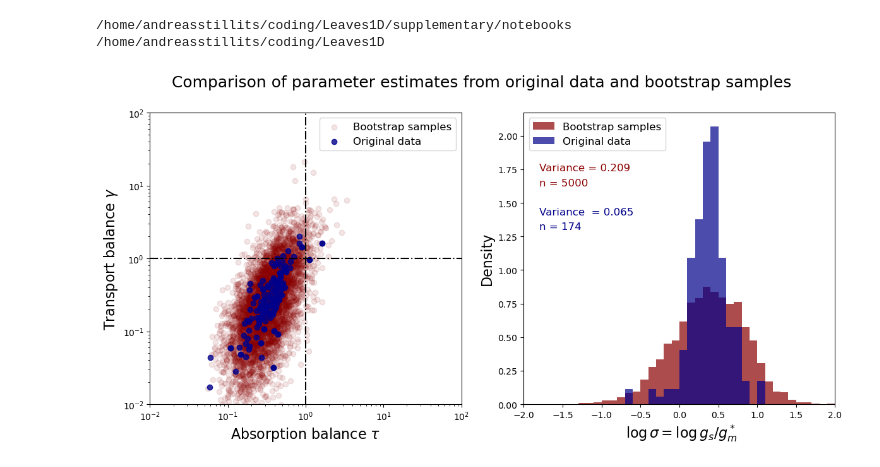
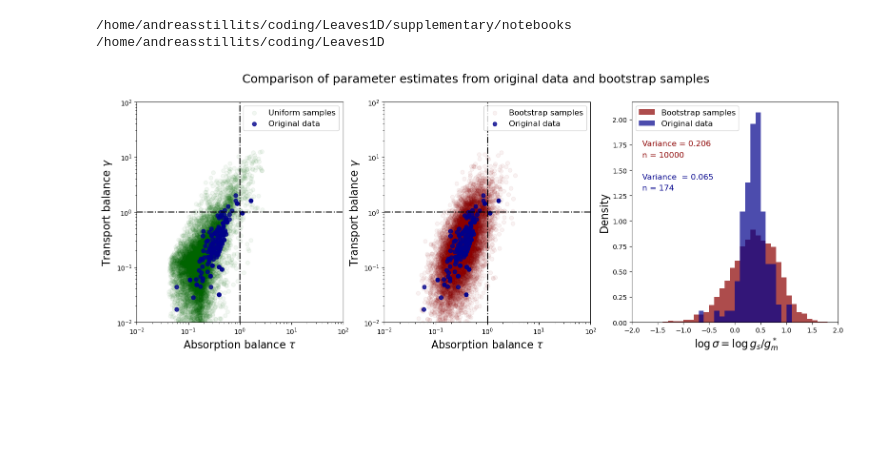
Before and after one commit to andreas-stillits/CarbonFixationModel1D, a Jupyter notebook: supplementary/notebooks/biases.ipynb, the cells around one changed output. Saved outputs shown, nothing was run; the diff lists cells and outputs as text; code cells hidden in the pictures; blank space fills up the shorter version.

Commit message:
updated bias figure

```diff
--- a/supplementary/notebooks/biases.ipynb
+++ b/supplementary/notebooks/biases.ipynb
@@ -3,7 +3,7 @@ import numpy as np
 import matplotlib.pyplot as plt
 import pandas as pd
 
-np.random.seed(42)  # for reproducibility
+np.random.seed(142)  # for reproducibility
 
 %cd "/home/andreasstillits/coding/Leaves1D/supplementary/notebooks"
 
@@ -21,70 +21,97 @@ from python_module.interface import numpy_estimate_parameters
 taus, gammas = numpy_estimate_parameters(gm, gs, gias)
 log_sigmas = np.log10((gammas / (taus * np.tanh(taus))))
 
+num_samples = 10_000
 
+# uniform sampling
+
+def uniform_sample(data, size):
+    return np.random.uniform(low=np.min(data), high=np.max(data), size=size)
+
+
+gs_uniform = uniform_sample(gs, num_samples)
+gias_uniform = uniform_sample(gias, num_samples)
+gm_uniform = uniform_sample(gm, num_samples)
+
+
+taus_uniform, gammas_uniform = numpy_estimate_parameters(gm_uniform, gs_uniform, gias_uniform)
+log_sigmas_uniform = np.log10(gammas_uniform / (taus_uniform * np.tanh(taus_uniform)))
 
 # bootstrap sampling
 
-num_samples = 5_000
+def bootstrap_sample(data, size):
+    return np.random.choice(data, size=size, replace=True)
 
-# Sample from the distributions of gs, gias, and gm by randomly drawing values from the arrays with replacement
-# gs_samples = np.random.choice(gs, size=num_samples, replace=True)
-# gias_samples = np.random.choice(gias, size=num_samples, replace=True)
-# gm_samples = np.random.choice(gm, size=num_samples, replace=True)
 
-gs_samples = np.random.choice(gs, size=num_samples, replace=True)
-L_samples = np.random.choice(L, size=num_samples, replace=True)
-Dias_samples = np.random.choice(Dias, size=num_samples, replace=True)
-gias_samples = Dias_samples / L_samples
-gm_samples = np.random.choice(gm, size=num_samples, replace=True)
+gs_boot = bootstrap_sample(gs, num_samples)
+L_boot = bootstrap_sample(L, num_samples)
+Dias_boot = bootstrap_sample(Dias, num_samples)
+gias_boot = Dias_boot / L_boot
+# gias_boot = bootstrap_sample(gias, num_samples)
+gm_boot = bootstrap_sample(gm, num_samples)
 
-taus_samples, gammas_samples = numpy_estimate_parameters(gm_samples, gs_samples, gias_samples)
-log_sigmas_samples = np.log10(gammas_samples / (taus_samples * np.tanh(taus_samples)))
+taus_boot, gammas_boot = numpy_estimate_parameters(gm_boot, gs_boot, gias_boot)
+log_sigmas_boot = np.log10(gammas_boot / (taus_boot * np.tanh(taus_boot)))
 
 
 
-figure, (ax1, ax2) = plt.subplots(1, 2, figsize=(14, 6))
-ax1.scatter(taus_samples, gammas_samples, marker="o", color="darkred", alpha=0.1, label="Bootstrap samples")
+figure, (ax1, ax2, ax3) = plt.subplots(1, 3, figsize=(19, 6))
+
+ax1.scatter(taus_uniform, gammas_uniform, marker="o", color="darkgreen", alpha=0.05, label="Uniform samples")
 ax1.scatter(taus, gammas, marker="o", color="darkblue", alpha=0.8, label="Original data")
 ax1.set_xlabel(r"Absorption balance $\tau$", fontsize=16)
 ax1.set_ylabel(r"Transport balance $\gamma$", fontsize=16)
 ax1.set_xscale("log")
 ax1.set_yscale("log")
 ax1.set_xlim(0.01, 100)
 ax1.set_ylim(0.01, 100)
 ax1.plot([1, 1], [0.01, 100], color="black", linestyle="-.")
 ax1.plot([0.01, 100], [1, 1], color="black", linestyle="-.")
 ax1.legend(fontsize=12)
 
 
+ax2.scatter(taus_boot, gammas_boot, marker="o", color="darkred", alpha=0.05, label="Bootstrap samples")
+ax2.scatter(taus, gammas, marker="o", color="darkblue", alpha=0.8, label="Original data")
+ax2.set_xlabel(r"Absorption balance $\tau$", fontsize=16)
+ax2.set_ylabel(r"Transport balance $\gamma$", fontsize=16)
+ax2.set_xscale("log")
+ax2.set_yscale("log")
+ax2.set_xlim(0.01, 100)
+ax2.set_ylim(0.01, 100)
+ax2.plot([1, 1], [0.01, 100], color="black", linestyle="-.")
+ax2.plot([0.01, 100], [1, 1], color="black", linestyle="-.")
+ax2.legend(fontsize=12)
+
+
 xmin, xmax = -2, 2
 n_bins = 4*10  # number of bins
 
 # log-spaced bin edges
 bins = np.linspace(xmin, xmax, n_bins+1)
 
-ax2.hist(log_sigmas_samples, bins=bins, alpha=0.7, label="Bootstrap samples",
+ax3.hist(log_sigmas_boot, bins=bins, alpha=0.7, label="Bootstrap samples",
          color="darkred", density=True)
-ax2.hist(log_sigmas,         bins=bins, alpha=0.7, label="Original data",
+ax3.hist(log_sigmas,         bins=bins, alpha=0.7, label="Original data",
          color="darkblue", density=True)
 
-ax2.set_xlim(xmin, xmax)
-ax2.set_xlabel(r" $\log \sigma = \log g_s/g_m^*$", fontsize=16)
-ax2.set_ylabel("Density", fontsize=16)
+
+ax3.set_xlim(xmin, xmax)
+ax3.set_xlabel(r" $\log \sigma = \log g_s/g_m^*$", fontsize=16)
+ax3.set_ylabel("Density", fontsize=16)
 # annotate variances of the two distributions
 var_original = np.var(log_sigmas)
-var_bootstrap = np.var(log_sigmas_samples)
-ax2.text(-1.8, 0.80 * ax2.get_ylim()[1], f"Variance = {var_bootstrap:.3f}", color="darkred", fontsize=12)
-ax2.text(-1.8, 0.75 * ax2.get_ylim()[1], "n = 5000", color="darkred", fontsize=12)
-ax2.text(-1.8, 0.65 * ax2.get_ylim()[1], f"Variance  = {var_original:.3f}", color="darkblue", fontsize=12)
-ax2.text(-1.8, 0.60 * ax2.get_ylim()[1], f"n = {len(log_sigmas)}", color="darkblue", fontsize=12)
-ax2.legend(fontsize=12)
+var_bootstrap = np.var(log_sigmas_boot)
+ax3.text(-1.8, 0.80 * ax3.get_ylim()[1], f"Variance = {var_bootstrap:.3f}", color="darkred", fontsize=12)
+ax3.text(-1.8, 0.75 * ax3.get_ylim()[1], f"n = {num_samples}", color="darkred", fontsize=12)
+ax3.text(-1.8, 0.65 * ax3.get_ylim()[1], f"Variance  = {var_original:.3f}", color="darkblue", fontsize=12)
+ax3.text(-1.8, 0.60 * ax3.get_ylim()[1], f"n = {len(log_sigmas)}", color="darkblue", fontsize=12)
+ax3.legend(fontsize=12)
 
 plt.suptitle("Comparison of parameter estimates from original data and bootstrap samples", fontsize=18)
 plt.savefig("supplementary/figures/bias_bootstrap.jpg", dpi=900)
 plt.show()
 # %% [output]
 /home/andreasstillits/coding/Leaves1D/supplementary/notebooks
 /home/andreasstillits/coding/Leaves1D
-[figure, old version]
+[figure, new version]
 # %%
```
Also changed, not shown: parts of 1 cell of this notebook, 1 other file.
